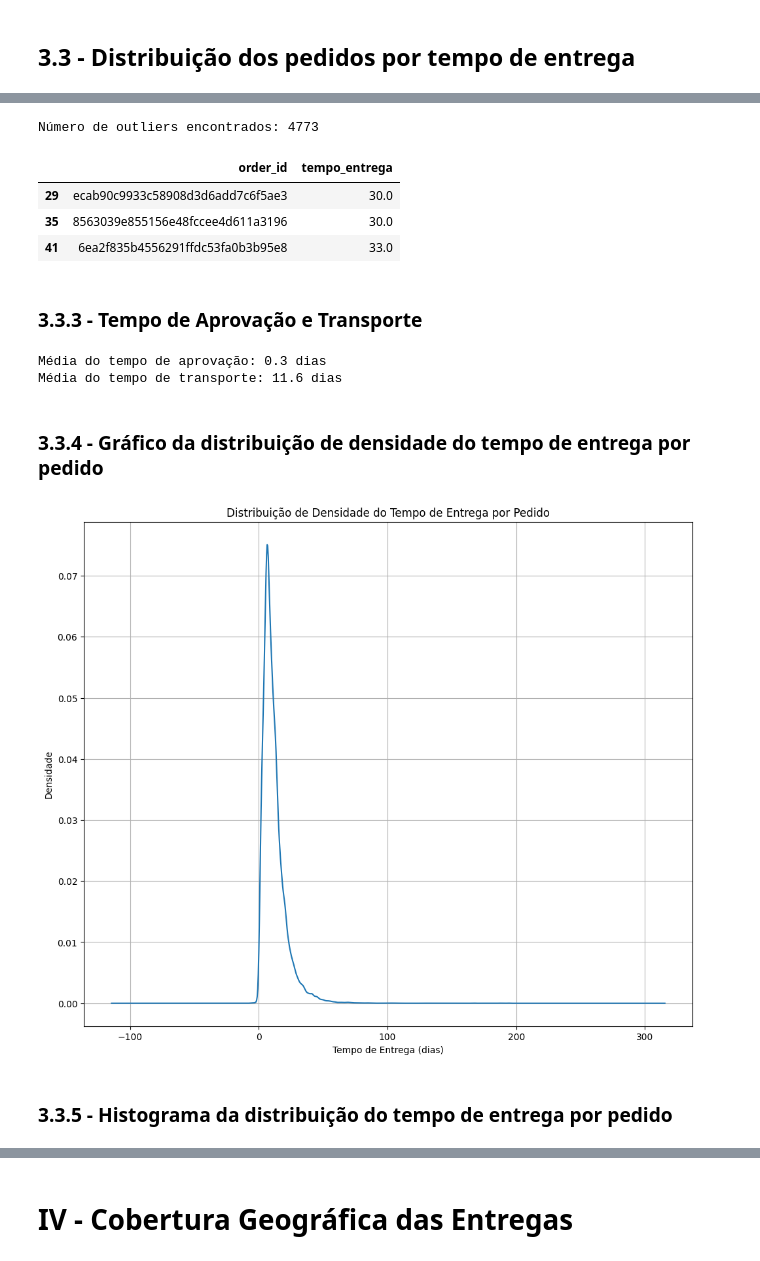
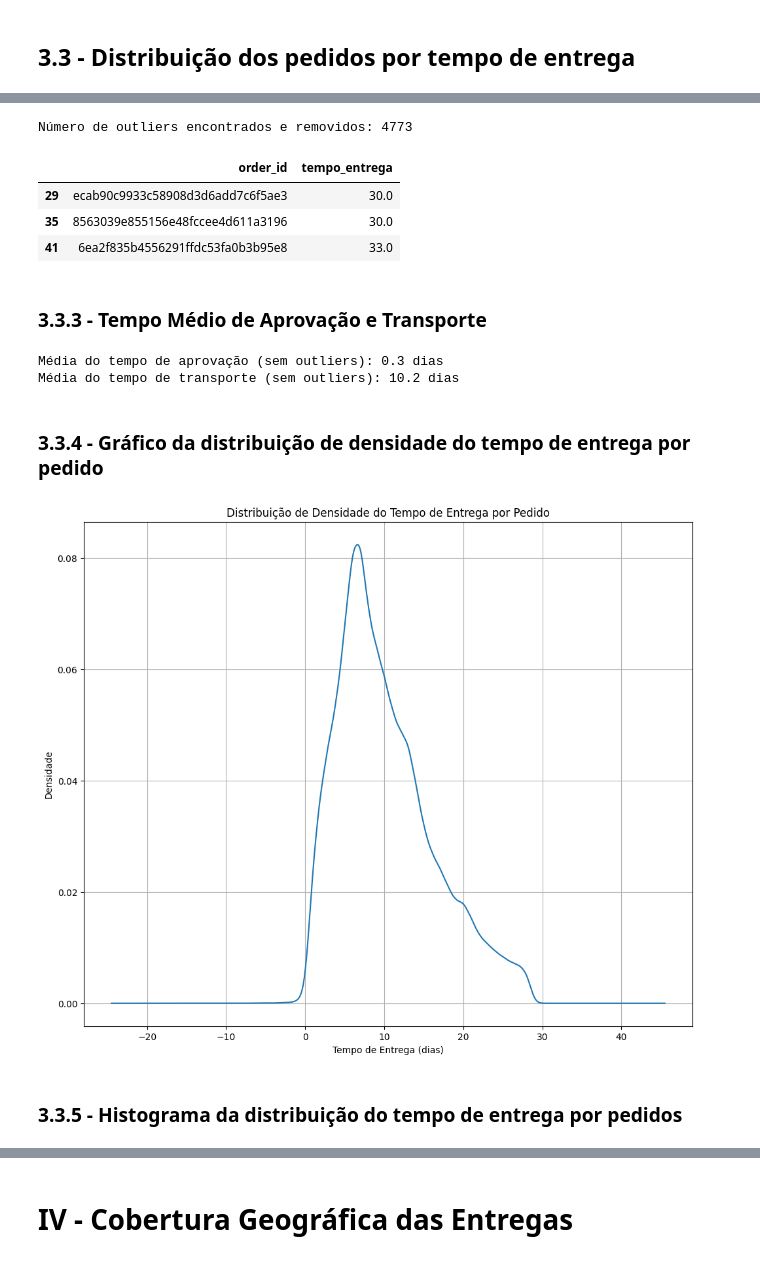
Before and after one commit to datajoedata/e-Commerce-Sales-Analysis-Target-Brazil, a Jupyter notebook: Análise_exploratória_vendas_e_commerce.ipynb, the cells around one changed output, grey strips where cells are left out. Cells and saved outputs as stored; diff of their text form; code cells hidden in the pictures.

```diff
--- a/Análise_exploratória_vendas_e_commerce.ipynb
+++ b/Análise_exploratória_vendas_e_commerce.ipynb
@@ -606,8 +614,11 @@ Taxa de crescimento entre o primeiro e penúltimo mês (com últimos meses remov
 # %%
-# Calcula tempo de entrega (dias entre a confirmação do pagamento e a entrega ao cliente)
-pedidos_df['tempo_entrega'] = (pedidos_df['order_delivered_customer_date'] -
-                               pedidos_df['order_approved_at']).dt.days
+# Converter apenas as colunas necessárias para datetime
+pedidos_df['order_approved_at'] = pd.to_datetime(pedidos_df['order_approved_at'], errors='coerce')
+pedidos_df['order_purchase_timestamp'] = pd.to_datetime(pedidos_df['order_purchase_timestamp'], errors='coerce')
+pedidos_df['order_delivered_customer_date'] = pd.to_datetime(pedidos_df['order_delivered_customer_date'], errors='coerce')
 
+# Calcular o tempo de entrega (dias entre a confirmação do pagamento e a entrega ao cliente)
+pedidos_df['tempo_entrega'] = (pedidos_df['order_delivered_customer_date'] - pedidos_df['order_approved_at']).dt.days
 
 # Calcular o 1º e 3º quartil (Q1 e Q3) e o IQR (Intervalo interquartílico)
 Q1 = pedidos_df['tempo_entrega'].quantile(0.25)
@@ -618,51 +629,54 @@ IQR = Q3 - Q1
 limite_inferior = Q1 - 1.5 * IQR
 limite_superior = Q3 + 1.5 * IQR
 
-# Identificar os outliers
+# Remover os outliers do DataFrame e criar uma cópia
+pedidos_sem_outliers_entregas = pedidos_df[(pedidos_df['tempo_entrega'] >= limite_inferior) & (pedidos_df['tempo_entrega'] <= limite_superior)].copy()
+
+# Exibir o número de outliers removidos
 outliers = pedidos_df[(pedidos_df['tempo_entrega'] < limite_inferior) | (pedidos_df['tempo_entrega'] > limite_superior)]
-print(f"Número de outliers encontrados: {len(outliers)}")
+print(f"Número de outliers encontrados e removidos: {len(outliers)}")
 
-# Exibe head nos outliers
+# Exibir alguns outliers como exemplo
 display(outliers[['order_id', 'tempo_entrega']].head(3))
 # %% [output]
-Número de outliers encontrados: 4773
+Número de outliers encontrados e removidos: 4773
 |  | order_id | tempo_entrega |
 | 29 | ecab90c9933c58908d3d6add7c6f5ae3 | 30.0 |
 | 35 | 8563039e855156e48fccee4d611a3196 | 30.0 |
 | 41 | 6ea2f835b4556291ffdc53fa0b3b95e8 | 33.0 |
 # %% [markdown]
-### 3.3.3 - Tempo de Aprovação e Transporte
+### 3.3.3 - Tempo Médio de Aprovação e Transporte
 # %%
-# Calcula tempo de aprovação (dias entre a compra e a aprovação do pagamento)
-pedidos_df['tempo_aprovacao'] = (pedidos_df['order_approved_at'] - pedidos_df['order_purchase_timestamp']).dt.days
+# Agora que as colunas estão no formato datetime, calcular o tempo de aprovação e transporte
+pedidos_sem_outliers_entregas['tempo_aprovacao'] = (pedidos_sem_outliers_entregas['order_approved_at'] - pedidos_sem_outliers_entregas['order_purchase_timestamp']).dt.days
 
-# Calcula tempo de transporte (dias entre a aprovação do pagamento e a entrega)
-pedidos_df['tempo_transporte'] = (pedidos_df['order_delivered_customer_date'] - pedidos_df['order_approved_at']).dt.days
+# Calcular tempo de transporte (dias entre a aprovação do pagamento e a entrega)
+pedidos_sem_outliers_entregas['tempo_transporte'] = (pedidos_sem_outliers_entregas['order_delivered_customer_date'] - pedidos_sem_outliers_entregas['order_approved_at']).dt.days
 
-# Exibe média, mediana e desvio padrão
-media_aprovacao = round(pedidos_df['tempo_aprovacao'].mean(), 1)
-media_transporte = round(pedidos_df['tempo_transporte'].mean(), 1)
+# Exibir a média, mediana e desvio padrão após remover os outliers
+media_aprovacao = round(pedidos_sem_outliers_entregas['tempo_aprovacao'].mean(), 1)
+media_transporte = round(pedidos_sem_outliers_entregas['tempo_transporte'].mean(), 1)
 
-print(f"Média do tempo de aprovação: {media_aprovacao} dias")
-print(f"Média do tempo de transporte: {media_transporte} dias")
+print(f"Média do tempo de aprovação (sem outliers): {media_aprovacao} dias")
+print(f"Média do tempo de transporte (sem outliers): {media_transporte} dias")
 # %% [output]
-Média do tempo de aprovação: 0.3 dias
-Média do tempo de transporte: 11.6 dias
+Média do tempo de aprovação (sem outliers): 0.3 dias
+Média do tempo de transporte (sem outliers): 10.2 dias
 # %% [markdown]
 ### 3.3.4 - Gráfico da distribuição de densidade do tempo de entrega por pedido
 # %%
 # Gráfico de densidade para visualizar a distribuição do tempo de entrega
 plt.figure(figsize=(12, 10))
-pedidos_df['tempo_entrega'].plot(kind='kde')
+pedidos_sem_outliers_entregas['tempo_entrega'].plot(kind='kde')
 plt.title('Distribuição de Densidade do Tempo de Entrega por Pedido')
 plt.xlabel('Tempo de Entrega (dias)')
 plt.ylabel('Densidade')
 plt.grid(True)
 plt.show()
 # %% [output]
-[figure, old version]
+[figure, new version]
 # %% [markdown]
-### 3.3.5 - Histograma da distribuição do tempo de entrega por pedido
+### 3.3.5 - Histograma da distribuição do tempo de entrega por pedidos
 # %%
 # Plota histograma com outliers
 plt.figure(figsize=(12, 10))
```
Also changed, not shown: parts of 35 cells of this notebook.
